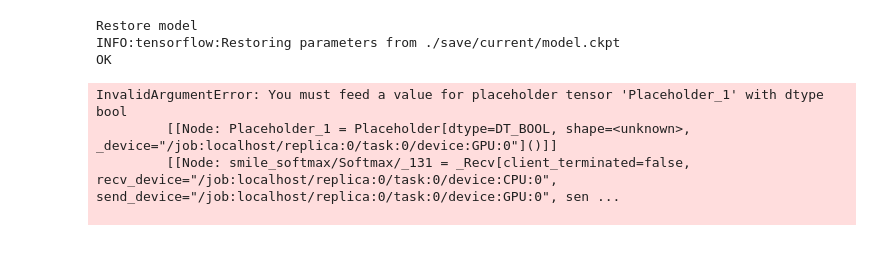
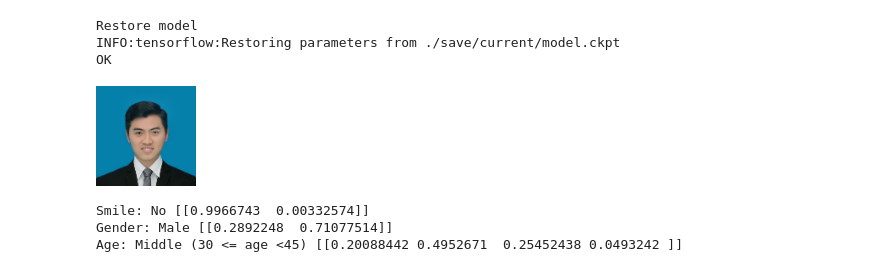
Before and after one commit to truongnmt/multi-task-learning, a Jupyter notebook: test.ipynb, the cells around one changed output. Drawn from its saved outputs; the diff is of its cells as text; code cells hidden in the pictures.

Commit message:
Add test single file

```diff
--- a/test.ipynb
+++ b/test.ipynb
@@ -9,39 +11,51 @@ import cv2
 sess = tf.InteractiveSession()
 x = tf.placeholder(tf.float32, [None, 48, 48, 1])
 
-y_smile_conv, y_gender_conv, y_age_conv, _, _ = BKNetStyle.BKNetModel(x)
+y_smile_conv, y_gender_conv, y_age_conv, phase_train, keep_prob = BKNetStyle.BKNetModel(x)
 # %%
-img = cv2.imread('/home/ubuntu/coding/cnn/datasets/imdb_crop/00/nm0000100_rm46373120_1955-1-6_2003.jpg')
+PATH = '/Users/truongnm/Downloads/Truong 2-reg.jpg'
+img = cv2.imread(PATH)
 img = cv2.cvtColor(img, cv2.COLOR_BGR2GRAY)
 img = cv2.resize(img,(48, 48))
 
 img = (img - 128) / 255.0
 T = np.zeros([48, 48, 1])
 T[:, :, 0] = img
 test_img = []
 test_img.append(T)
 test_img = np.asarray(test_img)
 
 print('Restore model')
 saver = tf.train.Saver()
 saver.restore(sess, SAVE_FOLDER + 'model.ckpt')
 print('OK')
 
-predict_y_smile_conv = sess.run(y_smile_conv, feed_dict={x: test_img})
+display(Image(filename = PATH, width=100, height=100))
 
-predict_y_gender_conv = sess.run(y_gender_conv, feed_dict={x: test_img})
+predict_y_smile_conv = sess.run(y_smile_conv, feed_dict={x: test_img, phase_train: False, keep_prob: 1})
+predict_y_gender_conv = sess.run(y_gender_conv, feed_dict={x: test_img, phase_train: False, keep_prob: 1})
+predict_y_age_conv = sess.run(y_age_conv, feed_dict={x: test_img, phase_train: False, keep_prob: 1})
 
-predict_y_age_conv = sess.run(y_age_conv, feed_dict={x: test_img})
+smile_label = "No " if np.argmax(predict_y_smile_conv)==0 else "Yes "
+gender_label = "Female " if np.argmax(predict_y_gender_conv)==0 else "Male "
+argmax_predict_age = np.argmax(predict_y_age_conv)
+if argmax_predict_age==0:
+    age_label = "Young (age < 30yrs) "
+elif argmax_predict_age==1:
+    age_label = "Middle (30 <= age <45) "
+elif argmax_predict_age==2:
+    age_label = "Old (45 <= age < 60) "
+else :
+    age_label = "Very Old (60 <= age) "
 
-print('\n')
-print('Smile: ' + str(predict_y_smile_conv))
-print('Gender: ' + str(predict_y_gender_conv))
-print('Age: ' + str(predict_y_age_conv))
+print('Smile: ' + smile_label + str(predict_y_smile_conv))
+print('Gender: ' + gender_label + str(predict_y_gender_conv))
+print('Age: ' + age_label + str(predict_y_age_conv))
 # %% [output]
 Restore model
 INFO:tensorflow:Restoring parameters from ./save/current/model.ckpt
 OK
+[figure, added]
-InvalidArgumentError: You must feed a value for placeholder tensor 'Placeholder_1' with dtype bool
-         [[Node: Placeholder_1 = Placeholder[dtype=DT_BOOL, shape=<unknown>, _device="/job:localhost/replica:0/task:0/device:GPU:0"]()]]
-         [[Node: smile_softmax/Softmax/_131 = _Recv[client_terminated=false, recv_device="/job:localhost/replica:0/task:0/device:CPU:0", send_device="/job:localhost/replica:0/task:0/device:GPU:0", sen ...
-
+Smile: No [[0.9966743  0.00332574]]
+Gender: Male [[0.2892248  0.71077514]]
+Age: Middle (30 <= age <45) [[0.20088442 0.4952671  0.25452438 0.0493242 ]]
```
Also changed, not shown: parts of 2 cells of this notebook, 2 other files.
